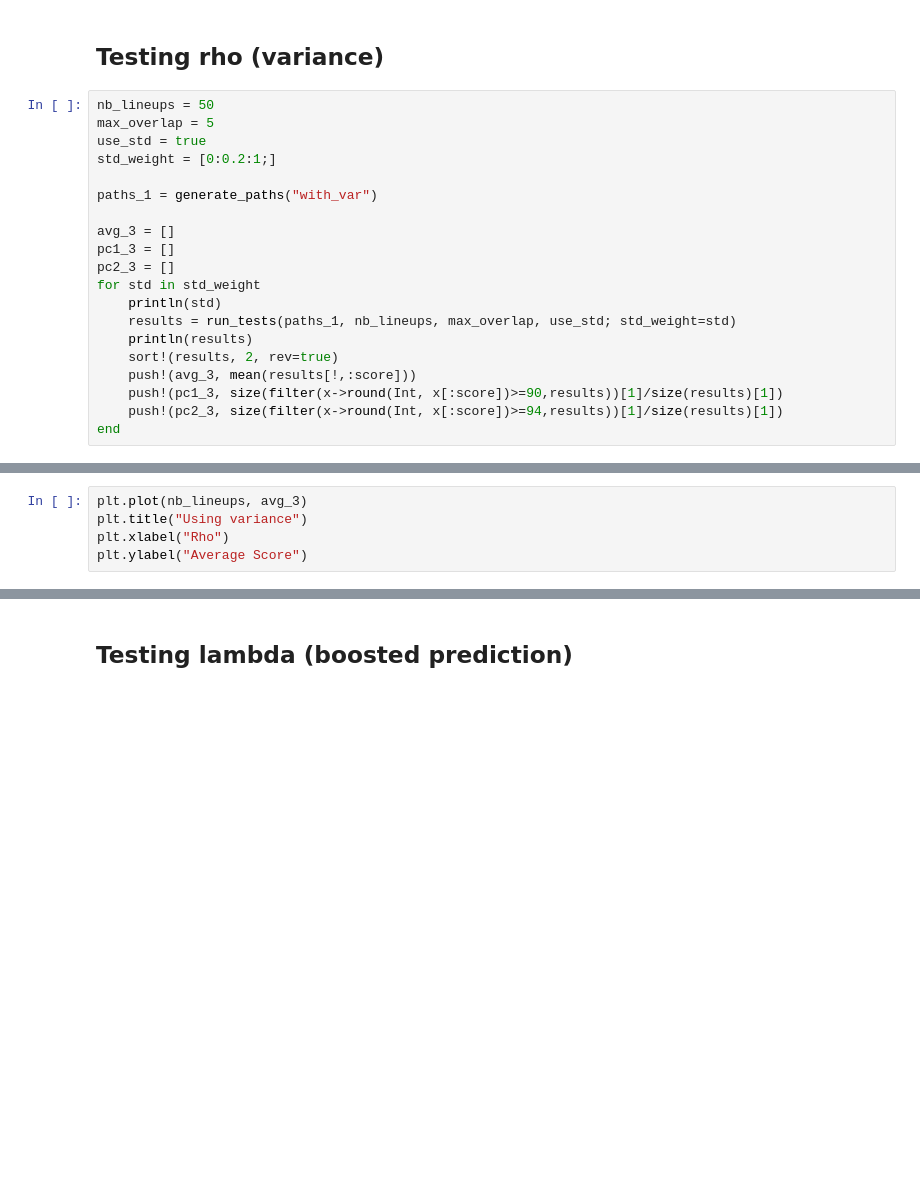
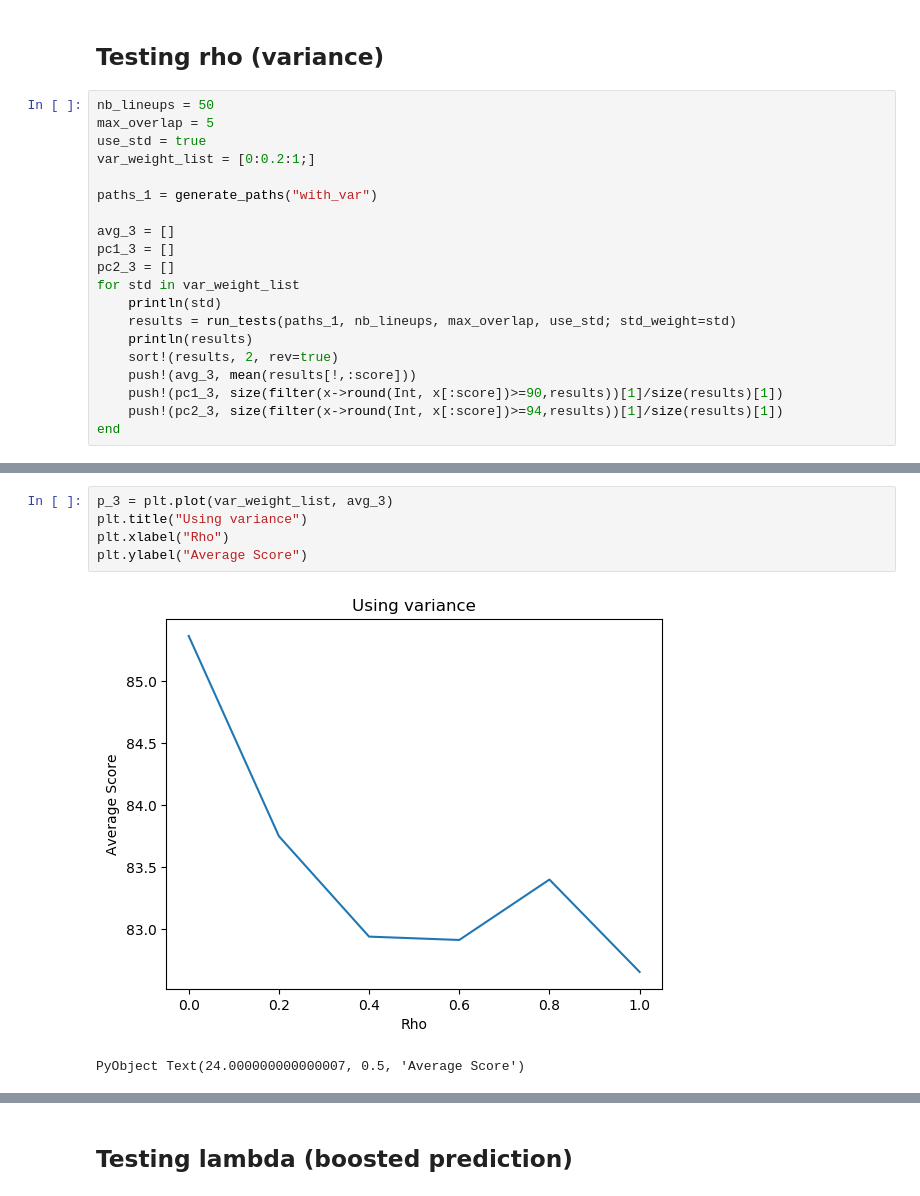
Before and after one commit to AsherWright/ml-fantasy-basketball, a Jupyter notebook: src/Optimization + Testing-Copy1.ipynb, the cells around one changed output, grey strips where cells are left out. Drawn from its saved outputs; the diff is of its cells as text; blank space fills up the shorter version.

```diff
--- a/src/Optimization + Testing-Copy1.ipynb
+++ b/src/Optimization + Testing-Copy1.ipynb
@@ -357,14 +346,14 @@ PyObject Text(24.000000000000007, 0.5, 'Probability')
 nb_lineups = 50
 max_overlap = 5
 use_std = true
-std_weight = [0:0.2:1;]
+var_weight_list = [0:0.2:1;]
 
 paths_1 = generate_paths("with_var")
 
 avg_3 = []
 pc1_3 = []
 pc2_3 = []
-for std in std_weight
+for std in var_weight_list
     println(std)
     results = run_tests(paths_1, nb_lineups, max_overlap, use_std; std_weight=std)
     println(results)
@@ -376,6 +383,9 @@ end
 # %%
-plt.plot(nb_lineups, avg_3)
+p_3 = plt.plot(var_weight_list, avg_3)
 plt.title("Using variance")
 plt.xlabel("Rho")
 plt.ylabel("Average Score")
+# %% [output]
+[figure, added]
+PyObject Text(24.000000000000007, 0.5, 'Average Score')
 # %%
```
Also changed, not shown: parts of 11 cells of this notebook, 1 other file.
